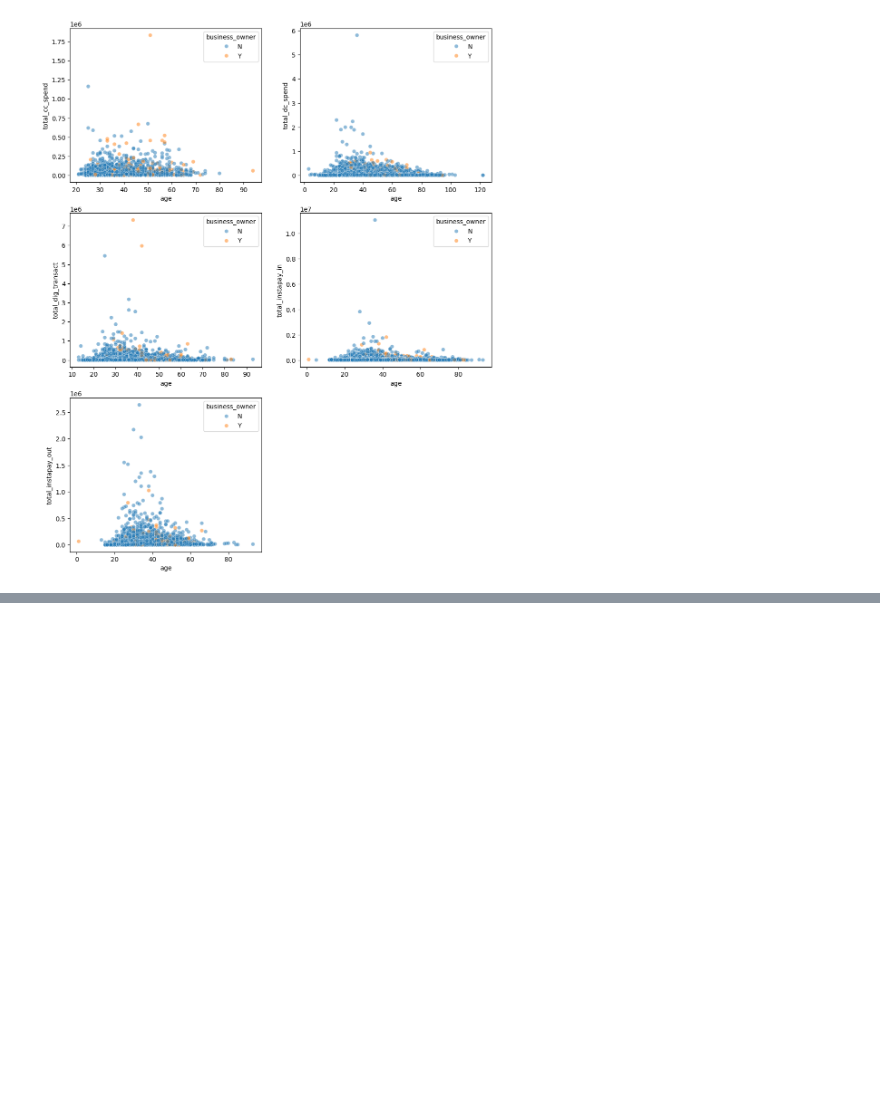
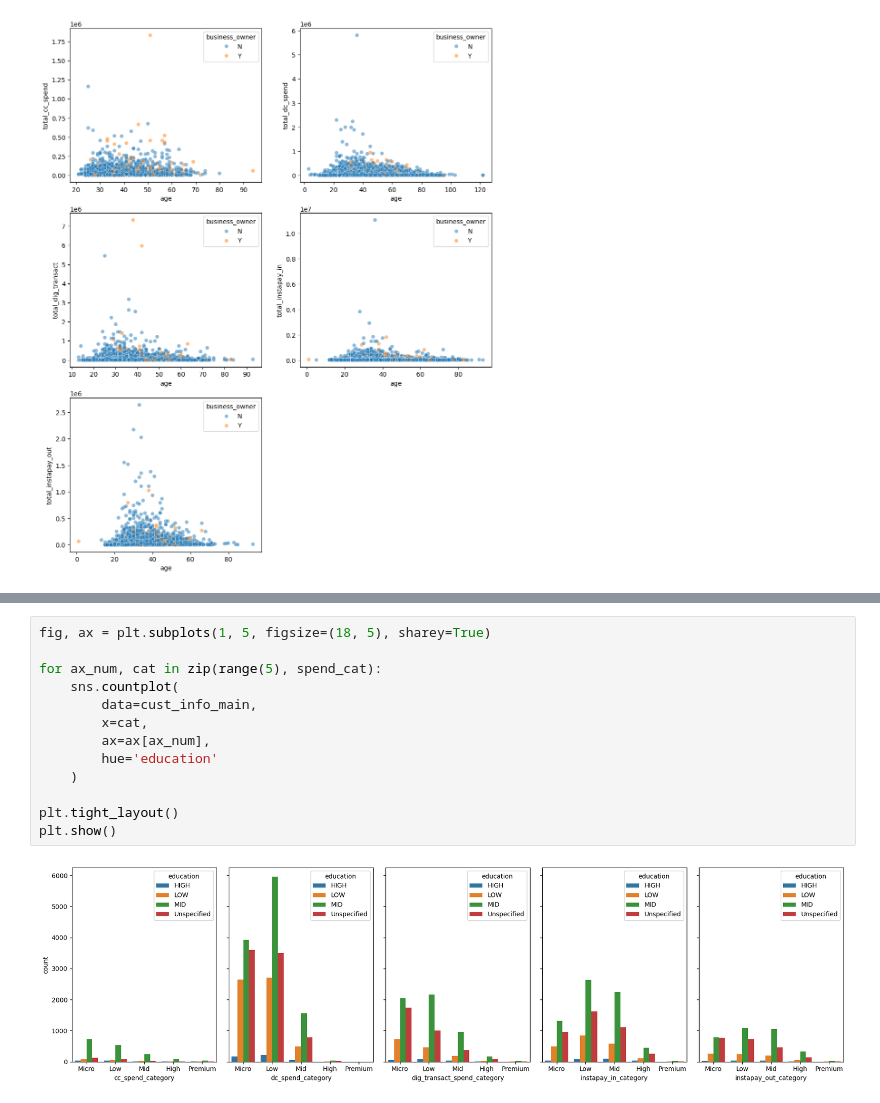
Before and after one commit to drksz/bank-customer-segmentation, a Jupyter notebook: EDA.ipynb, the cells around one changed output, grey strips where cells are left out. Saved outputs shown, nothing was run; the diff lists cells and outputs as text; blank space fills up the shorter version.

```diff
--- a/EDA.ipynb
+++ b/EDA.ipynb
@@ -303,0 +355,15 @@ plt.show()
+# %%
+fig, ax = plt.subplots(1, 5, figsize=(18, 5), sharey=True)
+
+for ax_num, cat in zip(range(5), spend_cat):
+    sns.countplot(
+        data=cust_info_main,
+        x=cat,
+        ax=ax[ax_num],
+        hue='education'
+    )
+
+plt.tight_layout()
+plt.show()
+# %% [output]
+[figure, added]
```
Also changed, not shown: parts of 6 cells of this notebook, 1 other file.
